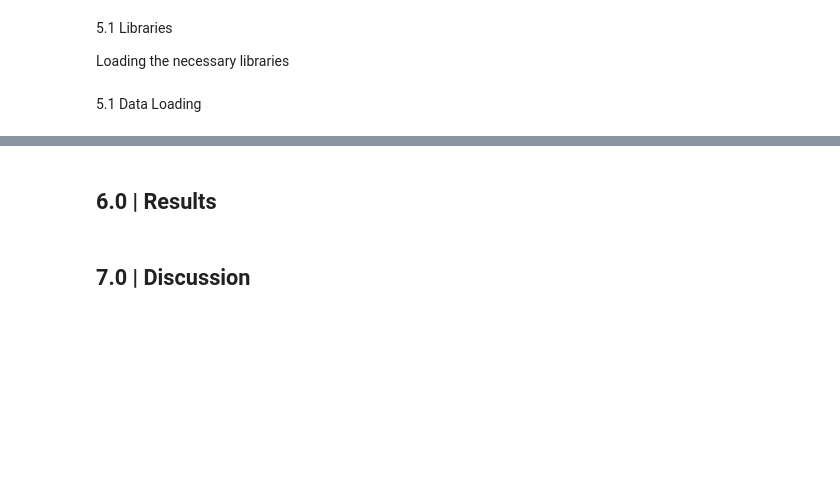
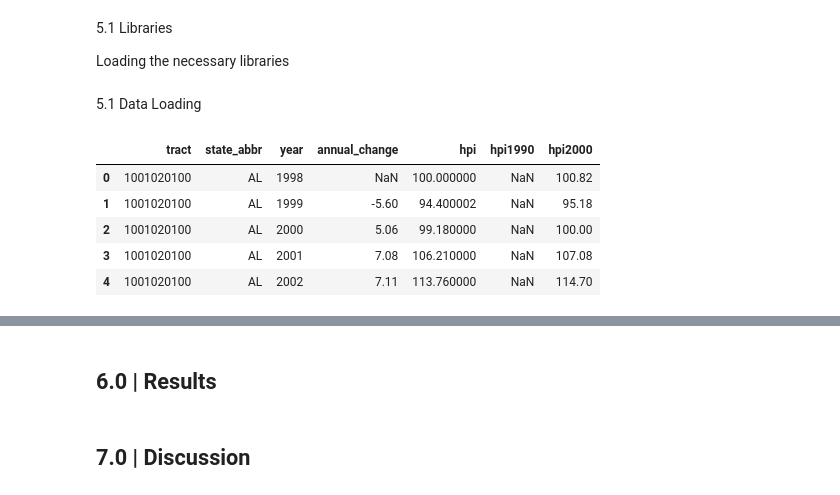
Before and after one commit to DaphneBdn/dsss_repo, a Jupyter notebook: CASA0006_Assessment_DB.ipynb, the cells around one changed output, grey strips where cells are left out. Cells and saved outputs as stored; diff of their text form; code cells hidden in the pictures; blank space fills up the shorter version.

```diff
--- a/CASA0006_Assessment_DB.ipynb
+++ b/CASA0006_Assessment_DB.ipynb
@@ -77,5 +91,13 @@ np.random.seed(random_state)
 5.1 Data Loading
 # %%
 # Load in the House Price Index data
-df = pd.read_csv('https://github.com/DaphneBdn/fsds_assessment3/blob/main/Data/raw/listings.csv.gz?raw=true', compression='gzip')
-df.head(3)
+#dfprice = pd.read_csv('https://github.com/DaphneBdn/dsss_repo/blob/main/data/raw/HPI_AT_BDL_tract.csv')
+dfprice = pd.read_csv('data/raw/HPI_AT_BDL_tract.csv')
+dfprice.head(5)
+# %% [output]
+|  | tract | state_abbr | year | annual_change | hpi | hpi1990 | hpi2000 |
+| 0 | 1001020100 | AL | 1998 | NaN | 100.000000 | NaN | 100.82 |
+| 1 | 1001020100 | AL | 1999 | -5.60 | 94.400002 | NaN | 95.18 |
+| 2 | 1001020100 | AL | 2000 | 5.06 | 99.180000 | NaN | 100.00 |
+| 3 | 1001020100 | AL | 2001 | 7.08 | 106.210000 | NaN | 107.08 |
+| 4 | 1001020100 | AL | 2002 | 7.11 | 113.760000 | NaN | 114.70 |
```
Also changed, not shown: parts of 24 cells of this notebook.
